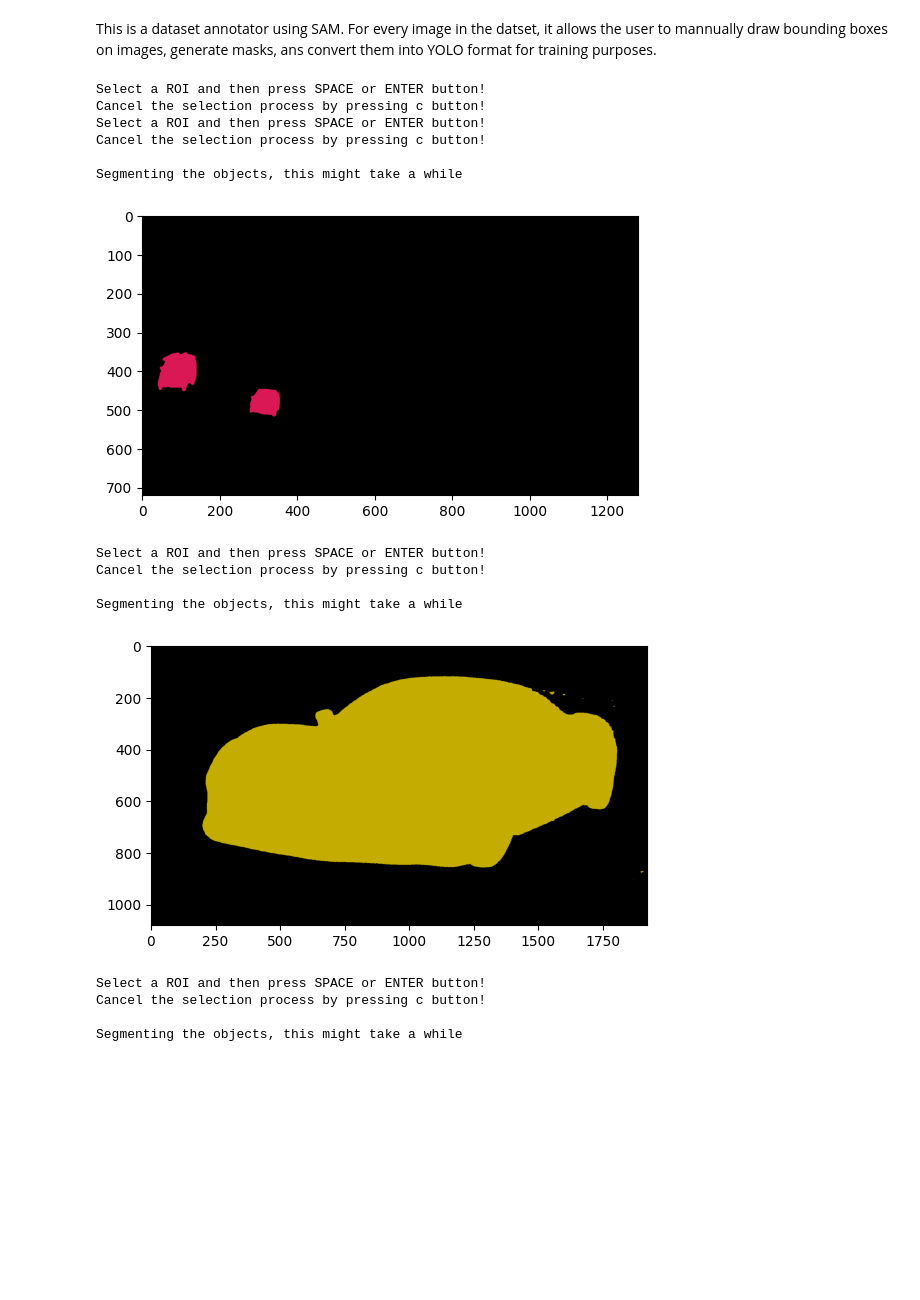
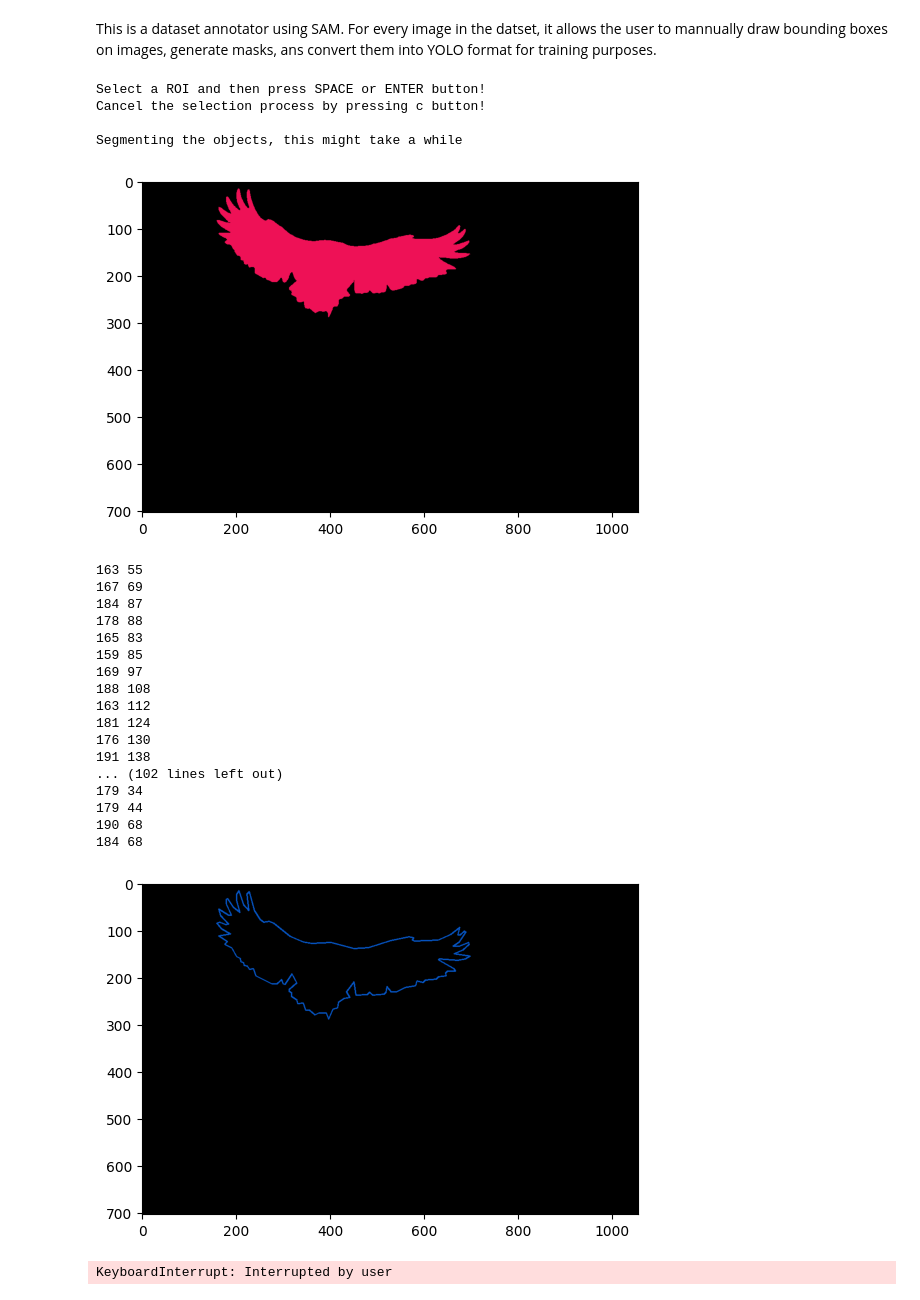
Before and after one commit to NirshalChandraSekar/Dataset-generator-using-SAM, a Jupyter notebook: SAM_ annotator.ipynb, the cells around one changed output. Cells and saved outputs as stored; diff of their text form; code cells hidden in the pictures; blank space fills up the shorter version.

Commit message:
contours downscaling

```diff
--- a/SAM_ annotator.ipynb
+++ b/SAM_ annotator.ipynb
@@ -11,5 +14,4 @@ import os
 # %%
-images_folder_path = "test_images"
 image_files = [f for f in os.listdir(images_folder_path) if os.path.isfile(os.path.join(images_folder_path, f))]
 
 for image_file in image_files:
@@ -18,14 +20,10 @@ for image_file in image_files:
     r = {}
     while(True):
         label = input("Enter the label for the mask (exit to move to net image): ")
-
         if label == 'exit':
             break
-
         if label not in r:
             r[label] = {"bounding_box": [], "masks": []}
-
-
         while True:
             bbox = cv2.selectROI("Interactive Menu", img)
 
@@ -33,46 +31,70 @@ for image_file in image_files:
             r[label]["bounding_box"].append(np.asarray(convert))
             cv2.destroyAllWindows()
 
             cont = input("Draw another bounding box for the same label? (y/n): ")
             if cont.lower() != 'y':
                 break  # Move to the next label
 
 
     print("\nSegmenting the objects, this might take a while")
     device = torch.device("cuda" if torch.cuda.is_available() else "cpu")
     sam = sam_model_registry["vit_h"](checkpoint="sam_vit_h_4b8939.pth")
     # sam.to(device)
     mask_predictor = SamPredictor(sam)
     img2 = cv2.cvtColor(img, cv2.COLOR_BGR2RGB)
     mask_predictor.set_image(img2)
 
     for label in r:
         for bbox in r[label]["bounding_box"]:
             mask, _, _ = mask_predictor.predict(box=bbox, multimask_output=False)
             r[label]["masks"].append(mask[0])
 
-    mask_visualization = np.zeros_like(img)
+    # mask_visualization = np.zeros_like(img)
+    # for label in r:
+    #     color = (random.randint(0, 255), random.randint(0, 255), random.randint(0, 255))
+    #     for mask in r[label]["masks"]:
+    #         mask_visualization[mask] = color
+
+    # plt.imshow(mask_visualization)
+    # plt.show()
+
+    color_mask = np.zeros_like(img)
     for label in r:
-        color = (random.randint(0, 255), random.randint(0, 255), random.randint(0, 255))
         for mask in r[label]["masks"]:
-            mask_visualization[mask] = color
+            mask[mask > 0] = 255
+            mask = mask.astype(np.uint8)
+            contours, _ = cv2.findContours(mask, cv2.RETR_EXTERNAL, cv2.CHAIN_APPROX_SIMPLE)
+            approx_contours = [cv2.approxPolyDP(contour, 0.001 * cv2.arcLength(contour, True), True) for contour in contours]
+            color = [int(c) for c in np.random.choice(range(256), size=3)]  # Random color for each instance
+            for i, contour in enumerate(approx_contours):
+                cv2.drawContours(color_mask, [contour], -1, color, 2)  # Fill the contour with the color
+                for point in contour:
+                    print(point[0][0], point[0][1])
 
-    plt.imshow(mask_visualization)
+    plt.imshow(color_mask)
     plt.show()
 # %% [output]
-Select a ROI and then press SPACE or ENTER button!
-Cancel the selection process by pressing c button!
 Select a ROI and then press SPACE or ENTER button!
 Cancel the selection process by pressing c button!
 
 Segmenting the objects, this might take a while
-[figure, old version]
+[figure, new version]
-Select a ROI and then press SPACE or ENTER button!
-Cancel the selection process by pressing c button!
-
-Segmenting the objects, this might take a while
+163 55
+167 69
+184 87
+178 88
+165 83
+159 85
+169 97
+188 108
+163 112
+181 124
+176 130
+191 138
+... (102 lines left out)
+179 34
+179 44
+190 68
+184 68
-[figure, old version]
+[figure, new version]
-Select a ROI and then press SPACE or ENTER button!
-Cancel the selection process by pressing c button!
-
-Segmenting the objects, this might take a while
+KeyboardInterrupt: Interrupted by user
```
Also changed, not shown: parts of 5 cells of this notebook, 4 other files.
